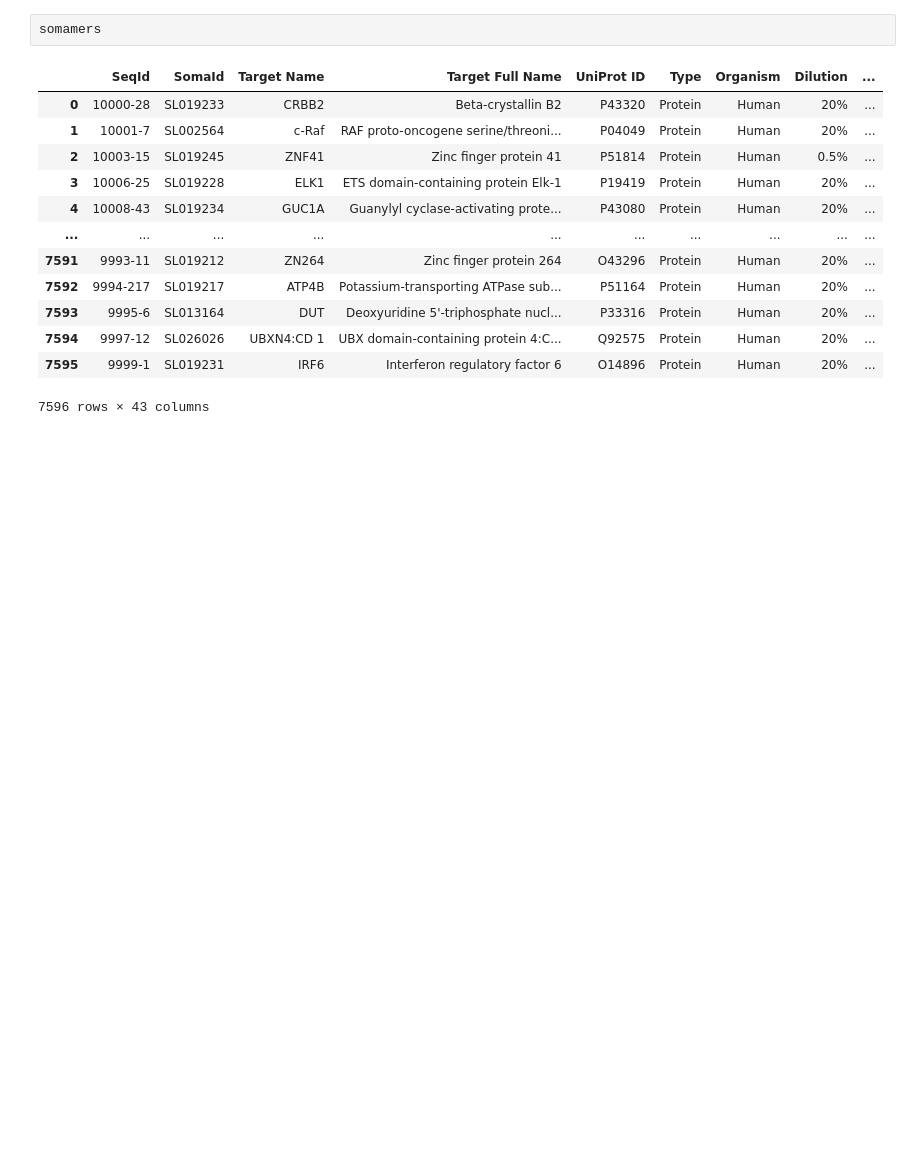
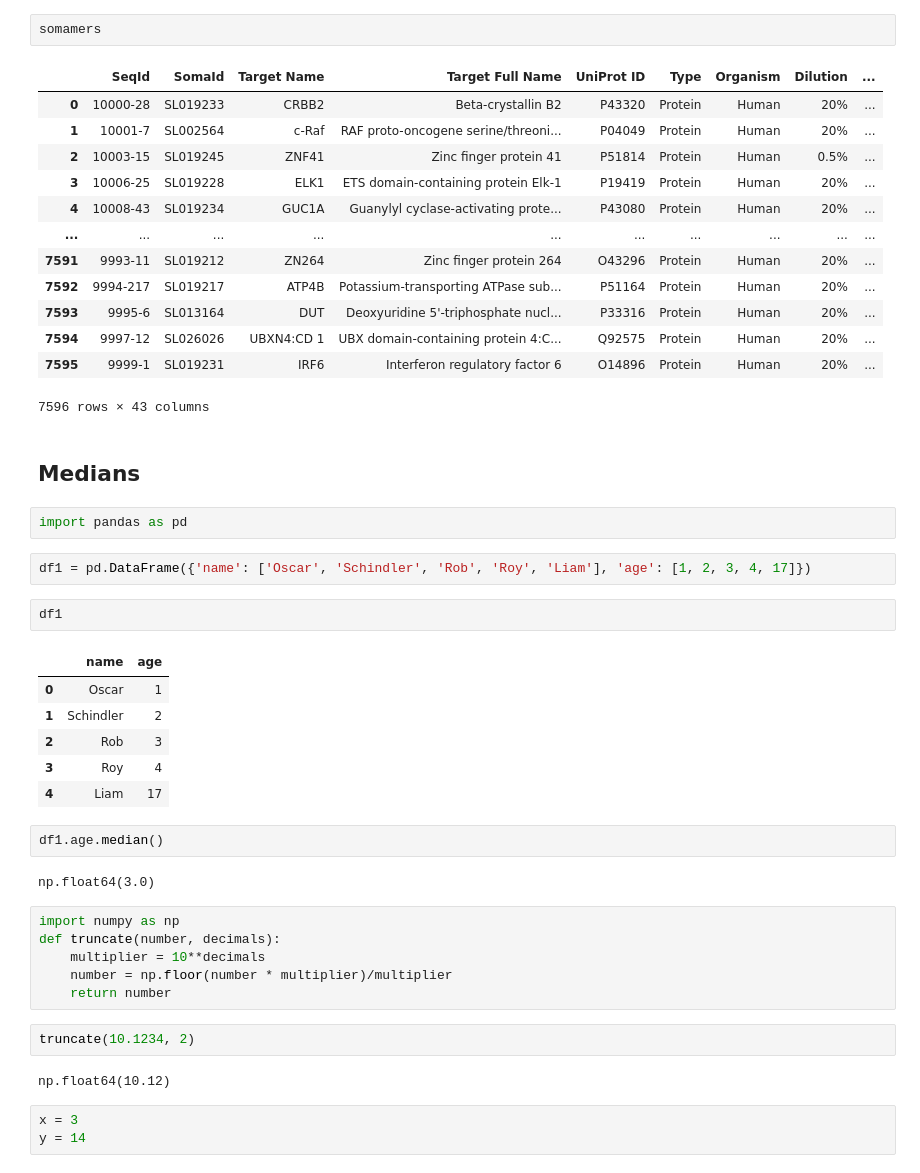
Before and after one commit to roee-oncohost/Streck-normalization, a Jupyter notebook: Roee_from_Gil/roee_notebook.ipynb, the cells around one changed output. Cells and saved outputs as stored; diff of their text form; blank space fills up the shorter version.

```diff
--- a/Roee_from_Gil/roee_notebook.ipynb
+++ b/Roee_from_Gil/roee_notebook.ipynb
@@ -236,3 +236,35 @@ somamers
 | 7594 | 9997-12 | SL026026 | UBXN4:CD 1 | UBX domain-containing protein 4:C... | Q92575 | Protein | Human | 20% | ... |
 | 7595 | 9999-1 | SL019231 | IRF6 | Interferon regulatory factor 6 | O14896 | Protein | Human | 20% | ... |
 7596 rows × 43 columns
+# %% [markdown]
+## Medians
+# %%
+import pandas as pd
+# %%
+df1 = pd.DataFrame({'name': ['Oscar', 'Schindler', 'Rob', 'Roy', 'Liam'], 'age': [1, 2, 3, 4, 17]})
+# %%
+df1
+# %% [output]
+|  | name | age |
+| 0 | Oscar | 1 |
+| 1 | Schindler | 2 |
+| 2 | Rob | 3 |
+| 3 | Roy | 4 |
+| 4 | Liam | 17 |
+# %%
+df1.age.median()
+# %% [output]
+np.float64(3.0)
+# %%
+import numpy as np
+def truncate(number, decimals):
+    multiplier = 10**decimals
+    number = np.floor(number * multiplier)/multiplier
+    return number
+# %%
+truncate(10.1234, 2)
+# %% [output]
+np.float64(10.12)
+# %%
+x = 3
+y = 14
```
Also changed, not shown: 10 other files.
